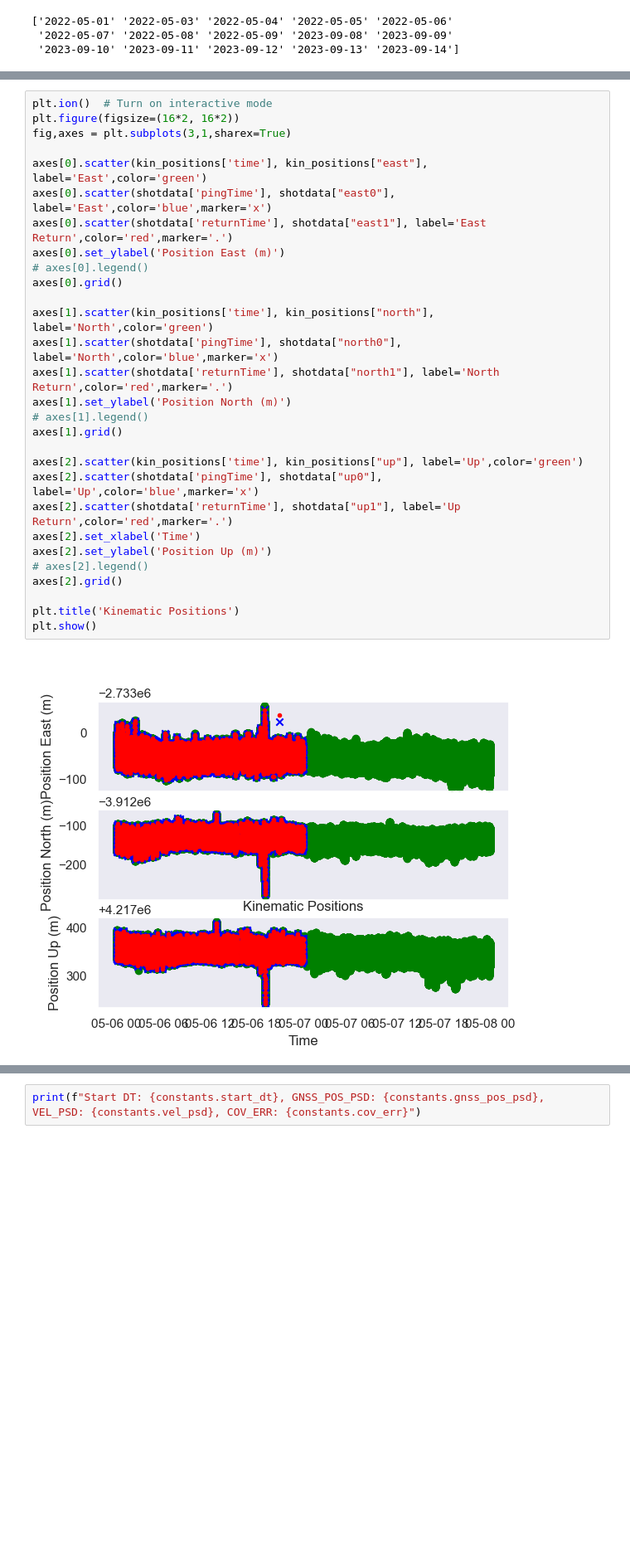
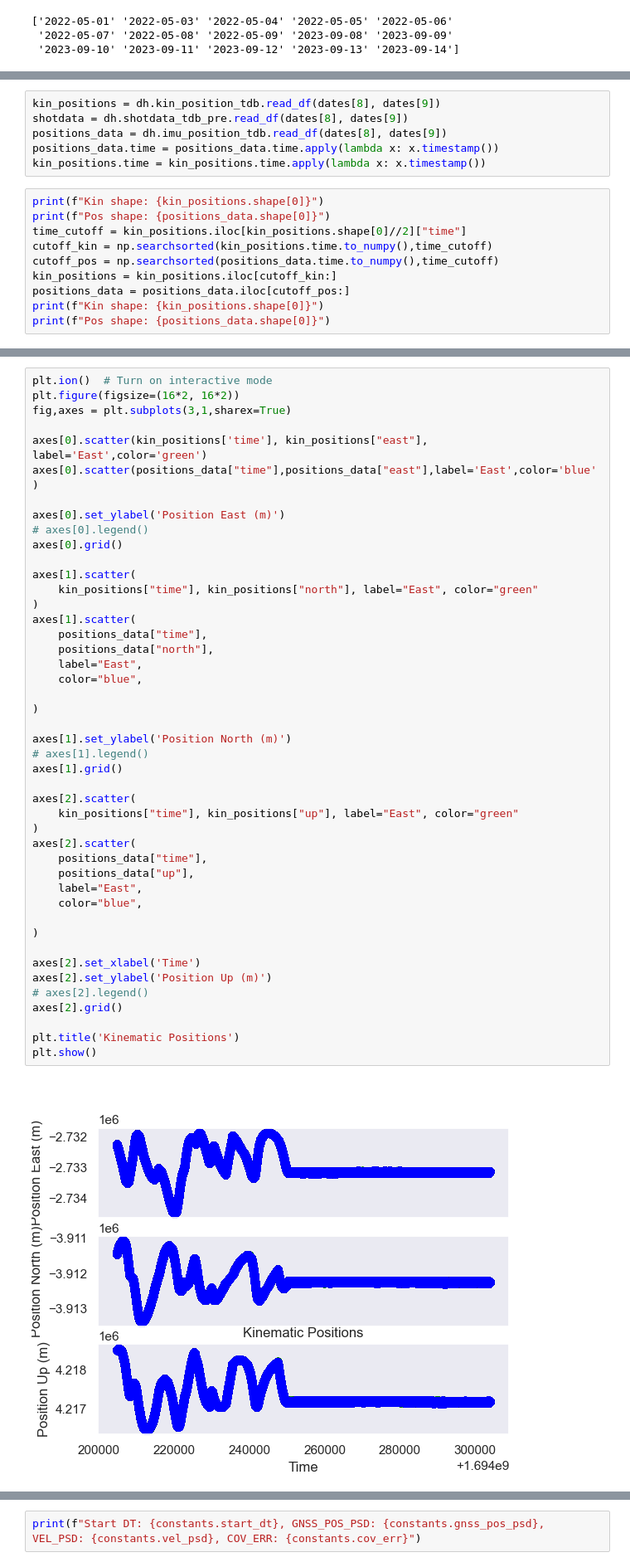
Before and after one commit to EarthScope/es_sfgtools, a Jupyter notebook: dev/notebooks/ncc1_demo.ipynb, the cells around one changed output, grey strips where cells are left out. Shown at 83% size. Drawn from its saved outputs; the diff is of its cells as text; blank space fills up the shorter version.

```diff
--- a/dev/notebooks/ncc1_demo.ipynb
+++ b/dev/notebooks/ncc1_demo.ipynb
@@ -80,0 +78,16 @@ shotdata = dh.shotdata_tdb_pre.read_df(dates[4], dates[5])
+# %%
+kin_positions = dh.kin_position_tdb.read_df(dates[8], dates[9])
+shotdata = dh.shotdata_tdb_pre.read_df(dates[8], dates[9])
+positions_data = dh.imu_position_tdb.read_df(dates[8], dates[9])
+positions_data.time = positions_data.time.apply(lambda x: x.timestamp())
+kin_positions.time = kin_positions.time.apply(lambda x: x.timestamp())
+# %%
+print(f"Kin shape: {kin_positions.shape[0]}")
+print(f"Pos shape: {positions_data.shape[0]}")
+time_cutoff = kin_positions.iloc[kin_positions.shape[0]//2]["time"]
+cutoff_kin = np.searchsorted(kin_positions.time.to_numpy(),time_cutoff)
+cutoff_pos = np.searchsorted(positions_data.time.to_numpy(),time_cutoff)
+kin_positions = kin_positions.iloc[cutoff_kin:]
+positions_data = positions_data.iloc[cutoff_pos:]
+print(f"Kin shape: {kin_positions.shape[0]}")
+print(f"Pos shape: {positions_data.shape[0]}")
@@ -104,34 +120,50 @@ shotdata.returnTime = pd.to_datetime(shotdata.returnTime, unit='s')
 # %%
 plt.ion()  # Turn on interactive mode
 plt.figure(figsize=(16*2, 16*2))
 fig,axes = plt.subplots(3,1,sharex=True)
 
 axes[0].scatter(kin_positions['time'], kin_positions["east"], label='East',color='green')
-axes[0].scatter(shotdata['pingTime'], shotdata["east0"], label='East',color='blue',marker='x')
-axes[0].scatter(shotdata['returnTime'], shotdata["east1"], label='East Return',color='red',marker='.')
+axes[0].scatter(positions_data["time"],positions_data["east"],label='East',color='blue')
+
 axes[0].set_ylabel('Position East (m)')
 # axes[0].legend()
 axes[0].grid()
 
-axes[1].scatter(kin_positions['time'], kin_positions["north"], label='North',color='green')
-axes[1].scatter(shotdata['pingTime'], shotdata["north0"], label='North',color='blue',marker='x')
-axes[1].scatter(shotdata['returnTime'], shotdata["north1"], label='North Return',color='red',marker='.')
+axes[1].scatter(
+    kin_positions["time"], kin_positions["north"], label="East", color="green"
+)
+axes[1].scatter(
+    positions_data["time"],
+    positions_data["north"],
+    label="East",
+    color="blue",
+
+)
+
 axes[1].set_ylabel('Position North (m)')
 # axes[1].legend()
 axes[1].grid()
 
-axes[2].scatter(kin_positions['time'], kin_positions["up"], label='Up',color='green')
-axes[2].scatter(shotdata['pingTime'], shotdata["up0"], label='Up',color='blue',marker='x')
-axes[2].scatter(shotdata['returnTime'], shotdata["up1"], label='Up Return',color='red',marker='.')
+axes[2].scatter(
+    kin_positions["time"], kin_positions["up"], label="East", color="green"
+)
+axes[2].scatter(
+    positions_data["time"],
+    positions_data["up"],
+    label="East",
+    color="blue",
+
+)
+
 axes[2].set_xlabel('Time')
 axes[2].set_ylabel('Position Up (m)')
 # axes[2].legend()
 axes[2].grid()
 
 plt.title('Kinematic Positions')
 plt.show()
 # %% [output]
-[figure, old version]
+[figure, new version]
 [figure]
 # %%
 gps_df = kin_positions.copy()
```
Also changed, not shown: parts of 25 cells of this notebook, 3 other files.
